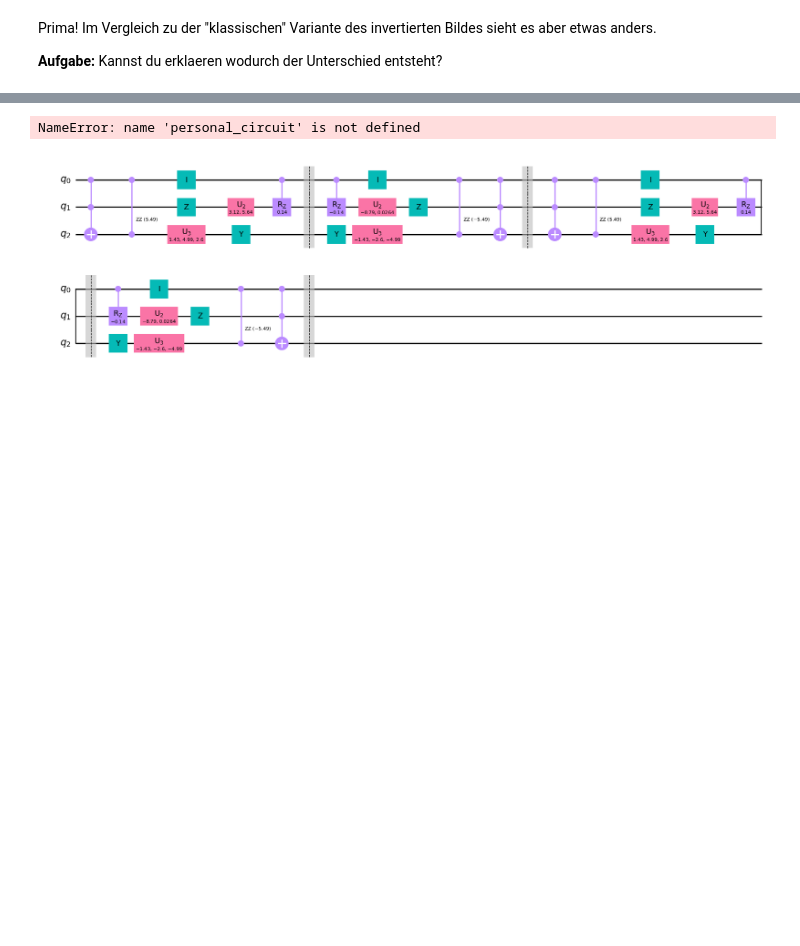
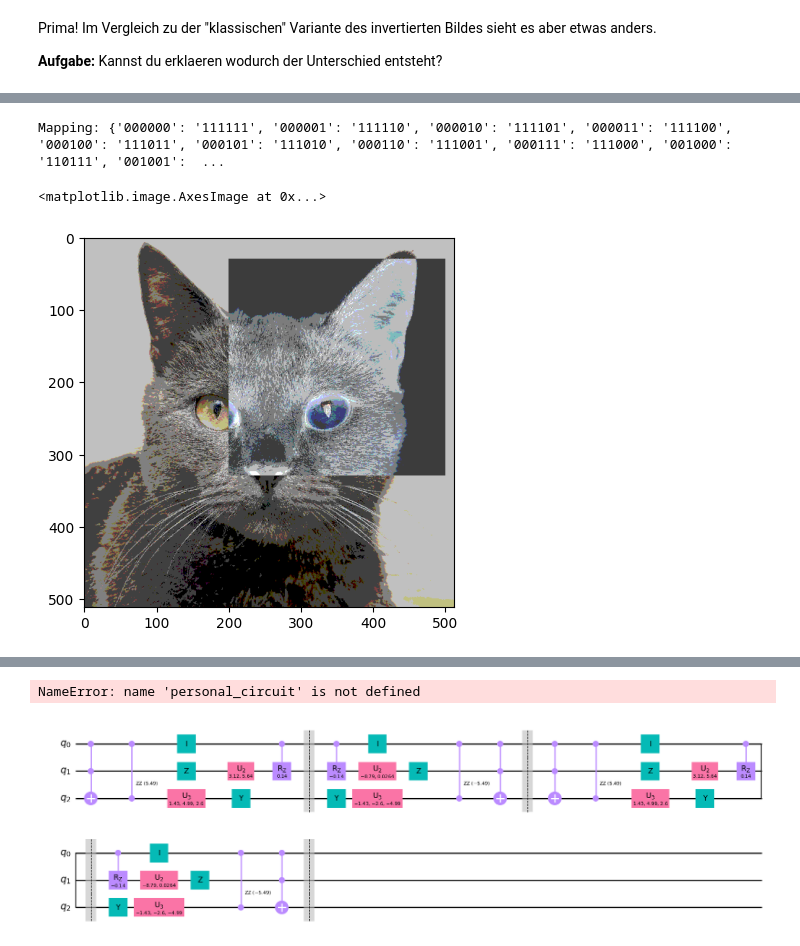
Before and after one commit to eileen-kuehn/intro_qc4images, a Jupyter notebook: QolorQoding.ipynb, the cells around one changed output, grey strips where cells are left out. Saved outputs shown, nothing was run; the diff lists cells and outputs as text; code cells hidden in the pictures; blank space fills up the shorter version.

Commit message:
introduced rgb quantum circuit

```diff
--- a/QolorQoding.ipynb
+++ b/QolorQoding.ipynb
@@ -245,3 +248,19 @@ Prima! Im Vergleich zu der "klassischen" Variante des invertierten Bildes sieht
+# %%
+quantum_circuit = QuantumCircuit(3*qubits)
+
+# --- Ab hier dein Code ---
+for q in range(3*qubits):
+    quantum_circuit.x(q)
+
+# -------------------------
+# %%
+mapping = create_rgb_mapping(quantum_circuit)
+q_image = convert_image(qubits, image, mapping, pixels_to_transform, qchannels=3)
+imshow(q_image)
+# %% [output]
+Mapping: {'000000': '111111', '000001': '111110', '000010': '111101', '000011': '111100', '000100': '111011', '000101': '111010', '000110': '111001', '000111': '111000', '001000': '110111', '001001':  ...
+<matplotlib.image.AxesImage at 0x...>
+[figure, added]
 # %%
 quantum_circuit = random_circuit(qubits, depth=4, max_operands=3, seed=1337)
 quantum_circuit.draw()
```
Also changed, not shown: parts of 9 cells of this notebook, 1 other file.
